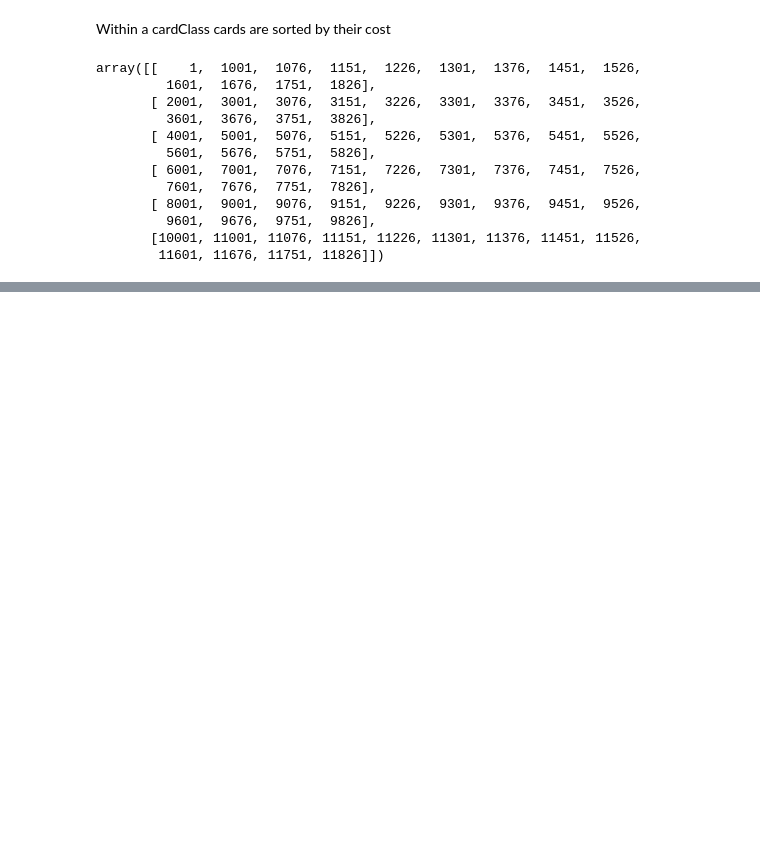
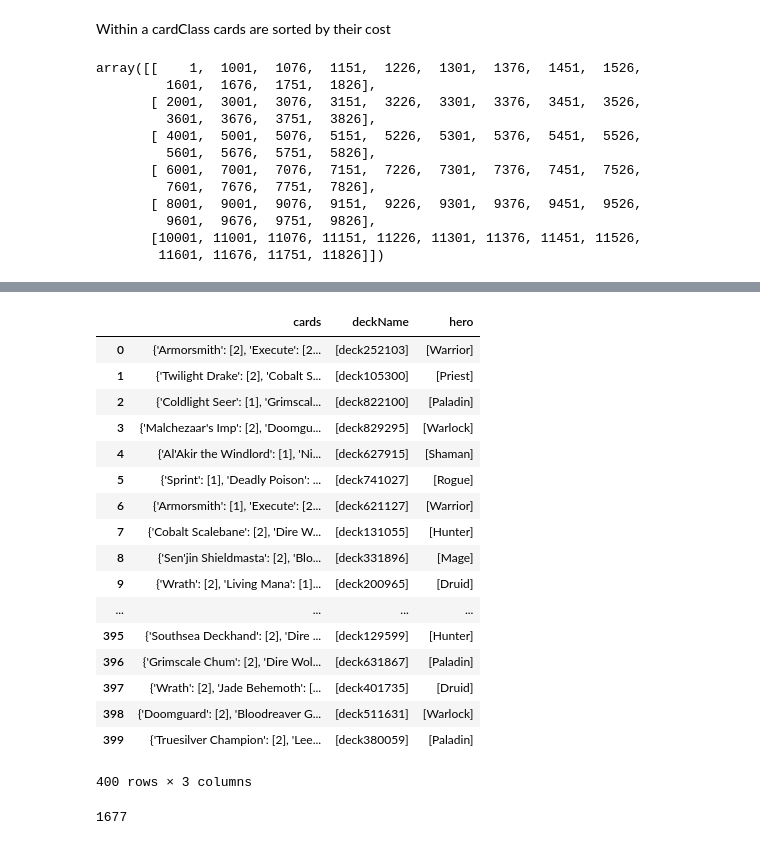
Before and after one commit to kriskrisk/challenge_project, a Jupyter notebook: cart_codes.ipynb, the cells around one changed output, grey strips where cells are left out. Cells and saved outputs as stored; diff of their text form; code cells hidden in the pictures; blank space fills up the shorter version.

```diff
--- a/cart_codes.ipynb
+++ b/cart_codes.ipynb
@@ -114,0 +189,28 @@ for i in range(len(data)):
+# %%
+import pandas as pd
+
+training_decks = pd.read_json(open('trainingDecks.json'), lines=True)
+training_decks
+# %% [output]
+|  | cards | deckName | hero |
+| 0 | {'Armorsmith': [2], 'Execute': [2... | [deck252103] | [Warrior] |
+| 1 | {'Twilight Drake': [2], 'Cobalt S... | [deck105300] | [Priest] |
+| 2 | {'Coldlight Seer': [1], 'Grimscal... | [deck822100] | [Paladin] |
+| 3 | {'Malchezaar's Imp': [2], 'Doomgu... | [deck829295] | [Warlock] |
+| 4 | {'Al'Akir the Windlord': [1], 'Ni... | [deck627915] | [Shaman] |
+| 5 | {'Sprint': [1], 'Deadly Poison': ... | [deck741027] | [Rogue] |
+| 6 | {'Armorsmith': [1], 'Execute': [2... | [deck621127] | [Warrior] |
+| 7 | {'Cobalt Scalebane': [2], 'Dire W... | [deck131055] | [Hunter] |
+| 8 | {'Sen'jin Shieldmasta': [2], 'Blo... | [deck331896] | [Mage] |
+| 9 | {'Wrath': [2], 'Living Mana': [1]... | [deck200965] | [Druid] |
+| ... | ... | ... | ... |
+| 395 | {'Southsea Deckhand': [2], 'Dire ... | [deck129599] | [Hunter] |
+| 396 | {'Grimscale Chum': [2], 'Dire Wol... | [deck631867] | [Paladin] |
+| 397 | {'Wrath': [2], 'Jade Behemoth': [... | [deck401735] | [Druid] |
+| 398 | {'Doomguard': [2], 'Bloodreaver G... | [deck511631] | [Warlock] |
+| 399 | {'Truesilver Champion': [2], 'Lee... | [deck380059] | [Paladin] |
+400 rows × 3 columns
+# %%
+cart_codes['Voidwalker']
+# %% [output]
+1677
```
Also changed, not shown: parts of 19 cells of this notebook, 1 other file.
